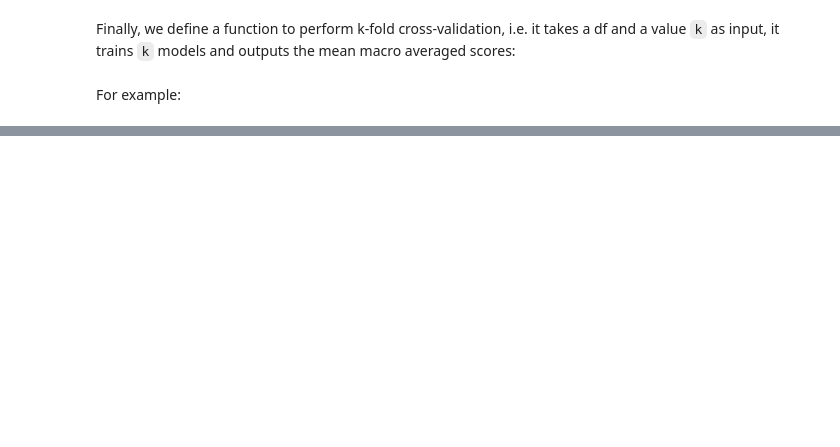
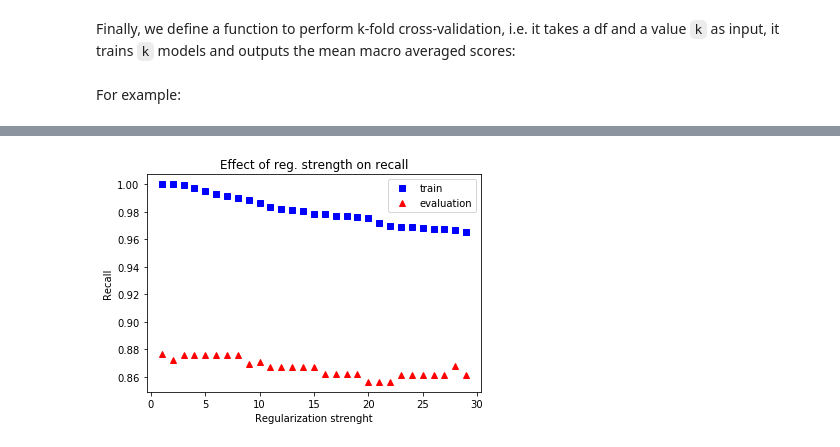
Before and after one commit to mic-he/TueSNLP, a Jupyter notebook: 2018/assignment3.ipynb, the cells around one changed output, grey strips where cells are left out. Saved outputs shown, nothing was run; the diff lists cells and outputs as text; code cells hidden in the pictures; blank space fills up the shorter version.

```diff
--- a/2018/assignment3.ipynb
+++ b/2018/assignment3.ipynb
@@ -573,0 +705,11 @@ Filling in the validation matrix
+# %%
+# recall
+plt.plot(range(1, len(values)+1), re_tr_scores, "bs", label = 'train')
+plt.plot(range(1, len(values)+1), re_eva_scores, "r^", label = 'evaluation')
+plt.xlabel("Regularization strenght")
+plt.ylabel('Recall')
+plt.legend()
+plt.title("Effect of reg. strength on recall")
+plt.show()
+# %% [output]
+[figure, added]
```
Also changed, not shown: parts of 35 cells of this notebook, 1 other file.
